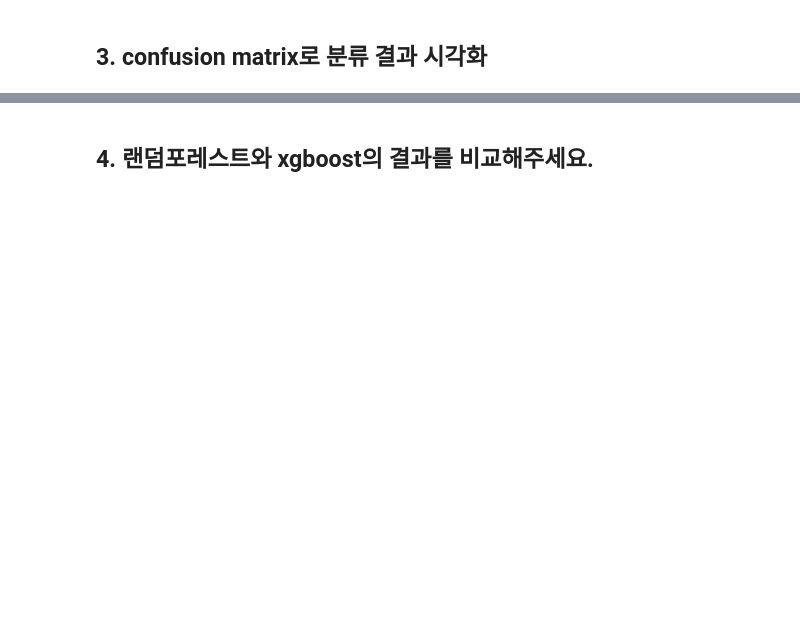
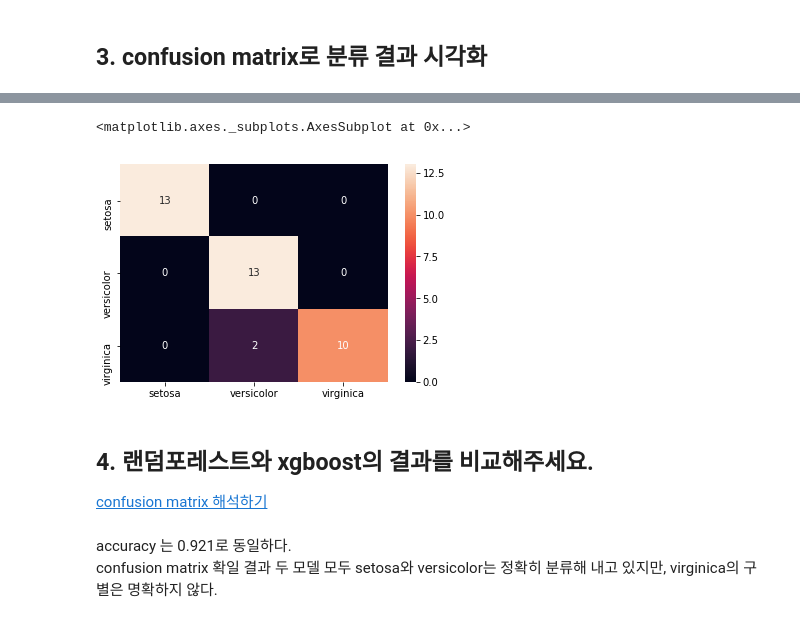
Before and after one commit to yoongaemii/Hyunyoung_GH_Quest, a Jupyter notebook: Quest_Session7.ipynb, the cells around one changed output, grey strips where cells are left out. Drawn from its saved outputs; the diff is of its cells as text; code cells hidden in the pictures; blank space fills up the shorter version.

```diff
--- a/Quest_Session7.ipynb
+++ b/Quest_Session7.ipynb
@@ -113,0 +116,3 @@ XGBClassifier(base_score=0.5, booster='gbtree', colsample_bylevel=1,
+# %%
+xg = xgboost.XGBClassifier(objective='multi:softprob', max_depth=2)
+xg.fit(X_train, y_train)
@@ -118,0 +128,4 @@ Mean accuracy score: 0.947
+# %%
+xg_predicted = xg.predict(X_test)
+xg_accuracy = accuracy_score(y_test,xg_predicted) # 실제 데이터와 예측값이 일치하는 비율
+print(f'Mean accuracy score of Xgboost: {accuracy:.3}')
@@ -124,2 +136,12 @@ NameError: name 'pd' is not defined
+# %%
+xg_cm = pd.DataFrame(confusion_matrix(y_test, xg_predicted), columns=iris.target_names, index=iris.target_names)
+sns.heatmap(xg_cm, annot=True) # sns 라이브러리에 있는 heatmap으로 cm을 시각화
+# %% [output]
+<matplotlib.axes._subplots.AxesSubplot at 0x...>
+[figure, added]
 # %% [markdown]
 ## 4. 랜덤포레스트와 xgboost의 결과를 비교해주세요.
+[confusion matrix 해석하기](https://www.python-course.eu/confusion_matrix.php)
+# %% [markdown]
+accuracy 는 0.921로 동일하다.
+confusion matrix 확일 결과 두 모델 모두 setosa와 versicolor는 정확히 분류해 내고 있지만, virginica의 구별은 명확하지 않다.
```
Also changed, not shown: parts of 8 cells of this notebook.
